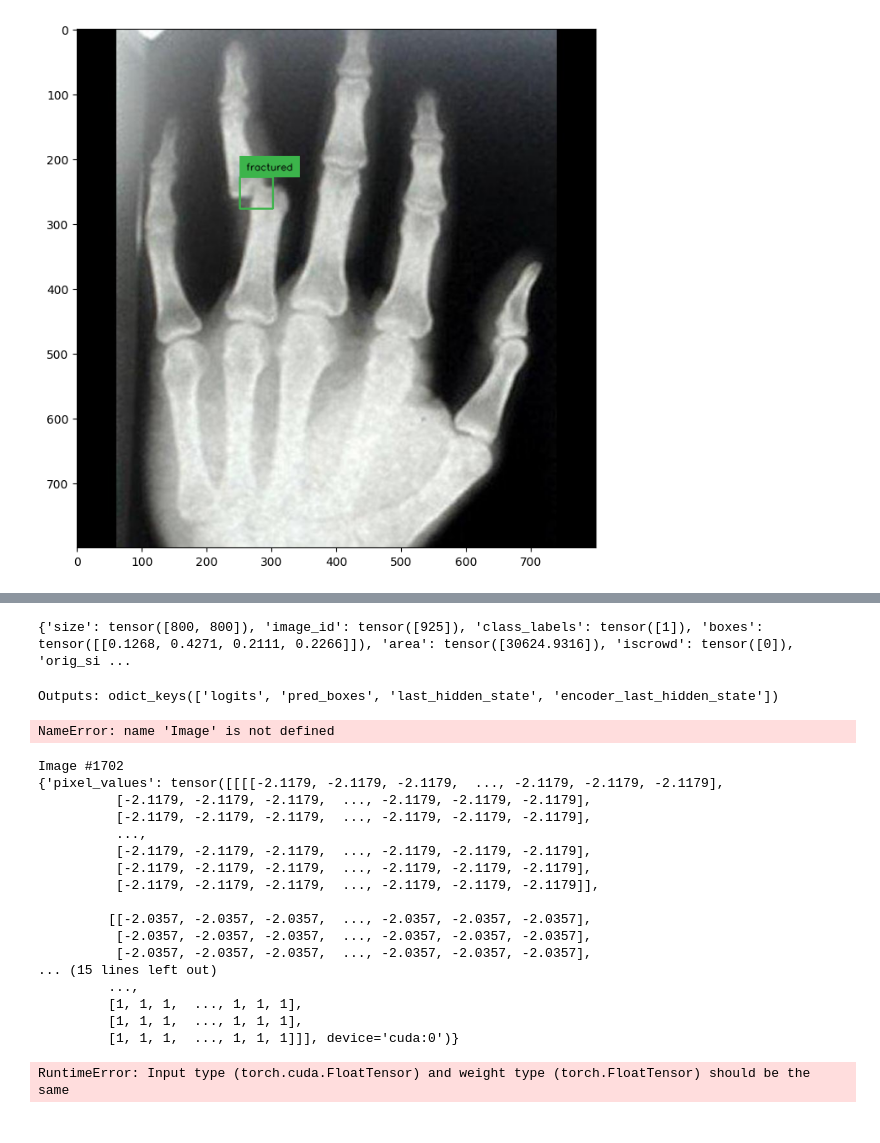
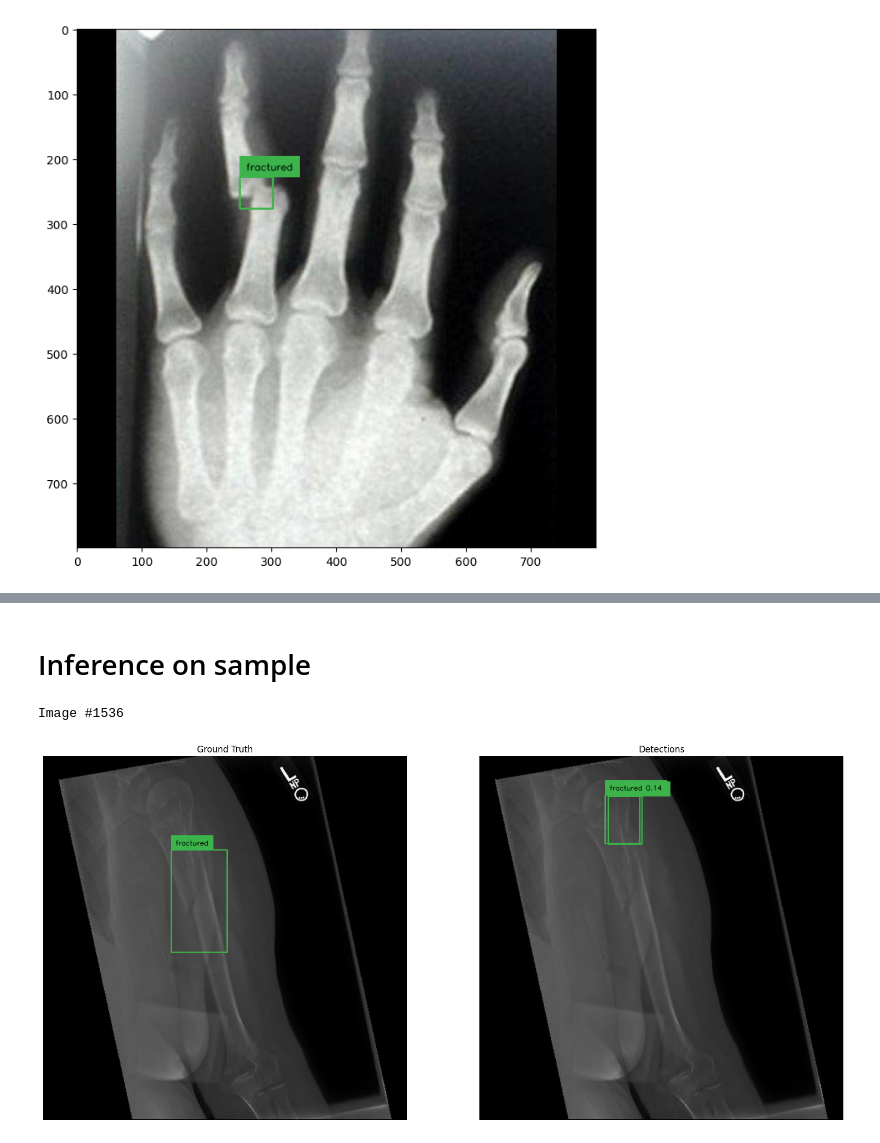
Before and after one commit to D3STRON/BoneFractureDetection, a Jupyter notebook: Fracture Localization/DETR.ipynb, the cells around one changed output, grey strips where cells are left out. Saved outputs shown, nothing was run; the diff lists cells and outputs as text; code cells hidden in the pictures.

```diff
--- a/Fracture Localization/DETR.ipynb
+++ b/Fracture Localization/DETR.ipynb
@@ -227,31 +202,10 @@ pixel_values, target = val_dataset[random_index]
-# %%
-pixel_values = pixel_values.unsqueeze(0).to('cpu')
-print(target)
-# %% [output]
-{'size': tensor([800, 800]), 'image_id': tensor([925]), 'class_labels': tensor([1]), 'boxes': tensor([[0.1268, 0.4271, 0.2111, 0.2266]]), 'area': tensor([30624.9316]), 'iscrowd': tensor([0]), 'orig_si ...
-# %%
-with torch.no_grad():
-  # forward pass to get class logits and bounding boxes
-  outputs = model(pixel_values=pixel_values, pixel_mask=None)
-print("Outputs:", outputs.keys())
-# %% [output]
-Outputs: odict_keys(['logits', 'pred_boxes', 'last_hidden_state', 'encoder_last_hidden_state'])
-# %%
-
-# load image based on ID
-image_id = target['image_id'].item()
-image = val_dataset.coco.loadImgs(image_id)[0]
-image = Image.open(os.path.join('./data/BoneFracture_localization.v2i.coco/valid', image['file_name']))
-
-# postprocess model outputs
-width, height = image.size
-postprocessed_outputs = processor.post_process_object_detection(outputs,
-                                                                target_sizes=[(height, width)],
-                                                                threshold=0.1)
-results = postprocessed_outputs[0]
-plot_results(image, results['scores'], results['labels'], results['boxes'])
-# %% [output]
-NameError: name 'Image' is not defined
+# %%
+DEVICE = 'cuda'
+# loading model
+model = DetrForObjectDetection.from_pretrained(MODEL_PATH)
+model.to(DEVICE)
+# %% [markdown]
+# Inference on sample
 # %%
 import random
 import cv2
@@ -264,15 +218,17 @@ categories = val_dataset.coco.cats
 id2label = {k: v['name'] for k,v in categories.items()}
 box_annotator = sv.BoxAnnotator()
 
-# select random image
-image_ids = val_dataset.coco.getImgIds()
-image_id = random.choice(image_ids)
-print('Image #{}'.format(image_id))
+annotations = []
+while len(annotations) == 0:
+    # select random image
+    image_ids = val_dataset.coco.getImgIds()
+    image_id = random.choice(image_ids)
+    print('Image #{}'.format(image_id))
 
-# load image and annotatons
-image = val_dataset.coco.loadImgs(image_id)[0]
-annotations = val_dataset.coco.imgToAnns[image_id]
-image_path = os.path.join(val_dataset.root, image['file_name'])
+    # load image and annotatons
+    image = val_dataset.coco.loadImgs(image_id)[0]
+    annotations = val_dataset.coco.imgToAnns[image_id]
+    image_path = os.path.join(val_dataset.root, image['file_name'])
 image = cv2.imread(image_path)
 
 # Annotate ground truth
@@ -288,52 +244,35 @@ with torch.no_grad():
 
     # load image and predict
     inputs = processor(images=image, return_tensors='pt').to(DEVICE)
-    print(inputs)
     outputs = model(**inputs)
 
     # post-process
     target_sizes = torch.tensor([image.shape[:2]]).to(DEVICE)
-    results = image_processor.post_process_object_detection(
+    results = processor.post_process_object_detection(
         outputs=outputs,
         threshold=CONFIDENCE_TRESHOLD,
         target_sizes=target_sizes
     )[0]
 
 
     detections = sv.Detections.from_transformers(transformers_results=results)
     labels = [f"{id2label[class_id]} {confidence:.2f}" for _, confidence, class_id, _ in detections]
     frame_detections = box_annotator.annotate(scene=image.copy(), detections=detections, labels=labels)
 
 
 # %matplotlib inline # Remove this line, we won't use it anymore
 
 # Combine both images side by side and display
 fig, axs = plt.subplots(1, 2, figsize=(20, 10))
 axs[0].imshow(cv2.cvtColor(frame_ground_truth, cv2.COLOR_BGR2RGB))
 axs[0].axis('off')
 axs[0].set_title('Ground Truth')
 
 axs[1].imshow(cv2.cvtColor(frame_detections, cv2.COLOR_BGR2RGB))
 axs[1].axis('off')
 axs[1].set_title('Detections')
 
 plt.show()
 # %% [output]
-Image #1702
-{'pixel_values': tensor([[[[-2.1179, -2.1179, -2.1179,  ..., -2.1179, -2.1179, -2.1179],
-          [-2.1179, -2.1179, -2.1179,  ..., -2.1179, -2.1179, -2.1179],
-          [-2.1179, -2.1179, -2.1179,  ..., -2.1179, -2.1179, -2.1179],
-          ...,
-          [-2.1179, -2.1179, -2.1179,  ..., -2.1179, -2.1179, -2.1179],
-          [-2.1179, -2.1179, -2.1179,  ..., -2.1179, -2.1179, -2.1179],
-          [-2.1179, -2.1179, -2.1179,  ..., -2.1179, -2.1179, -2.1179]],
-
-         [[-2.0357, -2.0357, -2.0357,  ..., -2.0357, -2.0357, -2.0357],
-          [-2.0357, -2.0357, -2.0357,  ..., -2.0357, -2.0357, -2.0357],
-          [-2.0357, -2.0357, -2.0357,  ..., -2.0357, -2.0357, -2.0357],
-... (15 lines left out)
-         ...,
-         [1, 1, 1,  ..., 1, 1, 1],
-         [1, 1, 1,  ..., 1, 1, 1],
-         [1, 1, 1,  ..., 1, 1, 1]]], device='cuda:0')}
+Image #1536
-RuntimeError: Input type (torch.cuda.FloatTensor) and weight type (torch.FloatTensor) should be the same
+[figure, added]
```
Also changed, not shown: parts of 4 cells of this notebook.
